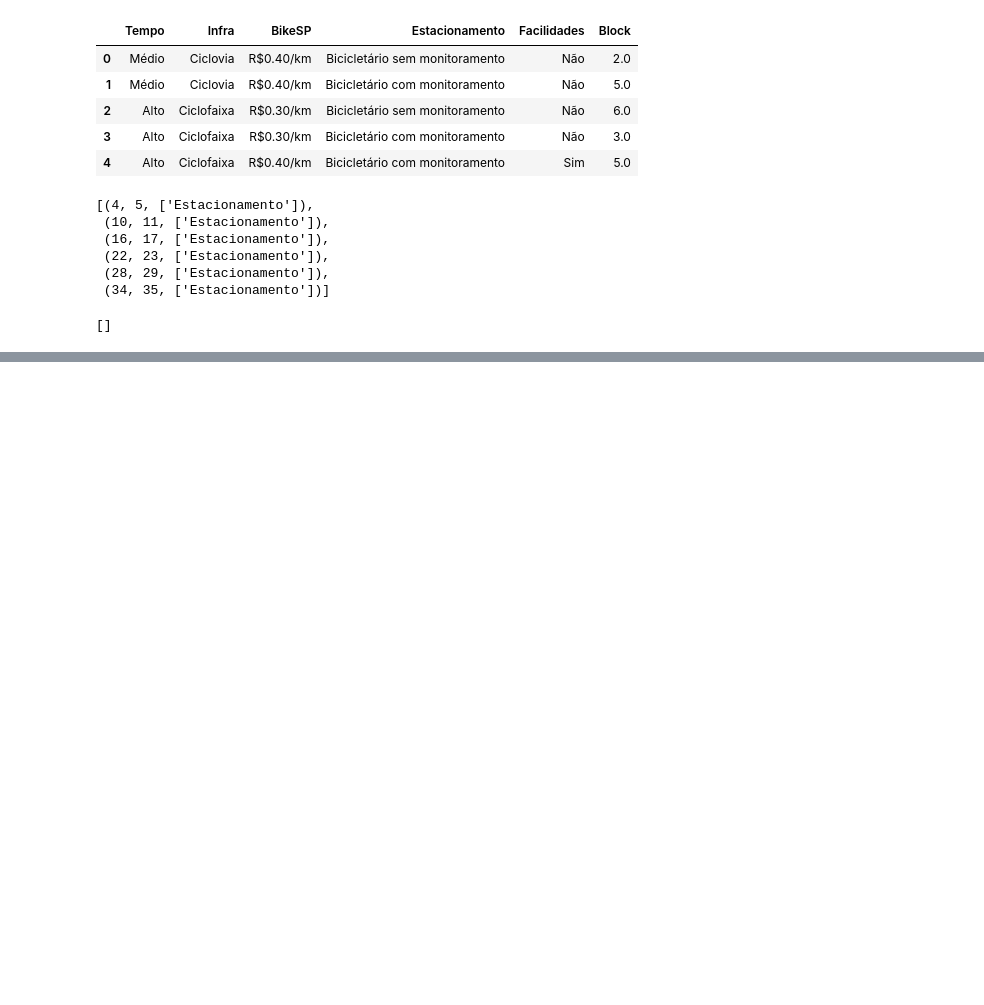
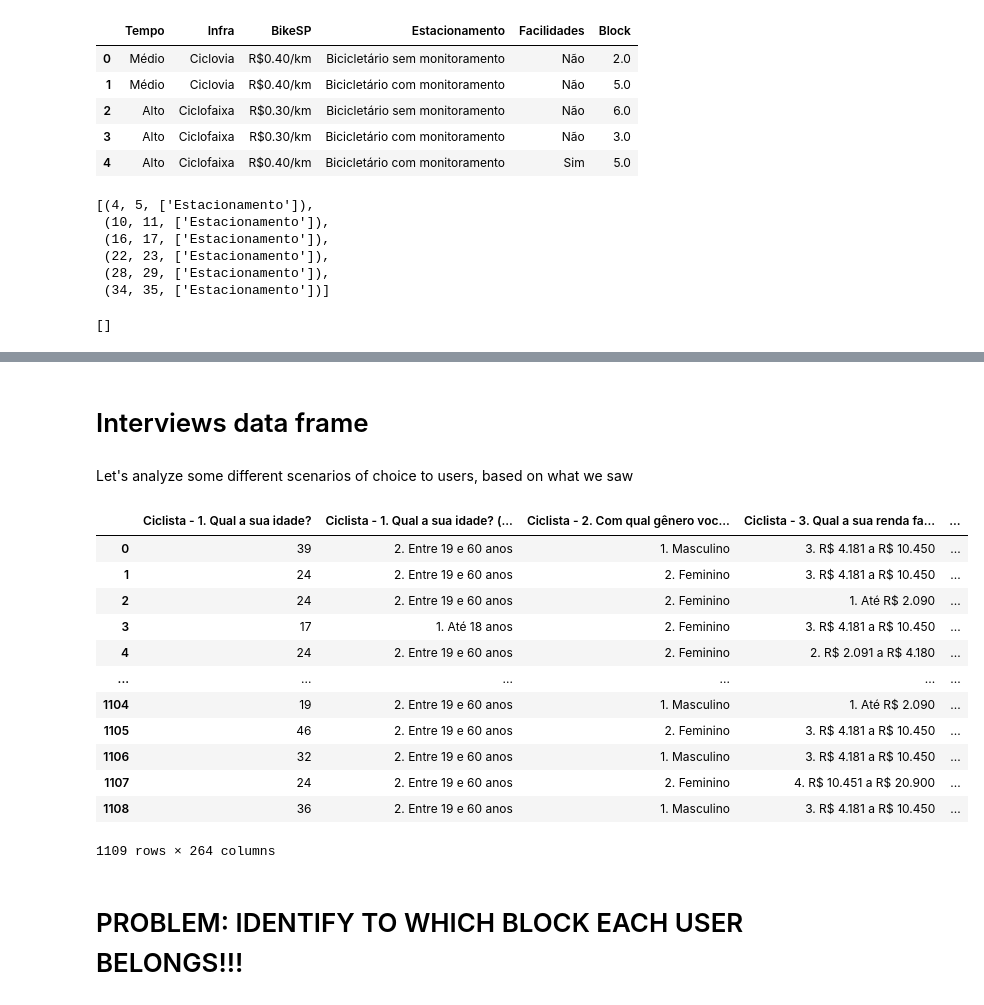
Before and after one commit to anayflima/bikesp-analysis, a Jupyter notebook: data_analysis/WB/scenarios.ipynb, the cells around one changed output, grey strips where cells are left out. Drawn from its saved outputs; the diff is of its cells as text; code cells hidden in the pictures; blank space fills up the shorter version.

```diff
--- a/data_analysis/WB/scenarios.ipynb
+++ b/data_analysis/WB/scenarios.ipynb
@@ -160,0 +164,23 @@ The difference in the column is R$0.30/km vs R$0,00
+# %% [markdown]
+# Interviews data frame
+# %% [markdown]
+Let's analyze some different scenarios of choice to users, based on what we saw
+# %%
+merge = pd.read_csv(data_folder + 'WB/PD_COMAP/matrices_time_distance/merged_matrix.csv')
+merge
+# %% [output]
+|  | Ciclista - 1. Qual a sua idade? | Ciclista - 1. Qual a sua idade? (... | Ciclista - 2. Com qual gênero voc... | Ciclista - 3. Qual a sua renda fa... | ... |
+| 0 | 39 | 2. Entre 19 e 60 anos | 1. Masculino | 3. R$ 4.181 a R$ 10.450 | ... |
+| 1 | 24 | 2. Entre 19 e 60 anos | 2. Feminino | 3. R$ 4.181 a R$ 10.450 | ... |
+| 2 | 24 | 2. Entre 19 e 60 anos | 2. Feminino | 1. Até R$ 2.090 | ... |
+| 3 | 17 | 1. Até 18 anos | 2. Feminino | 3. R$ 4.181 a R$ 10.450 | ... |
+| 4 | 24 | 2. Entre 19 e 60 anos | 2. Feminino | 2. R$ 2.091 a R$ 4.180 | ... |
+| ... | ... | ... | ... | ... | ... |
+| 1104 | 19 | 2. Entre 19 e 60 anos | 1. Masculino | 1. Até R$ 2.090 | ... |
+| 1105 | 46 | 2. Entre 19 e 60 anos | 2. Feminino | 3. R$ 4.181 a R$ 10.450 | ... |
+| 1106 | 32 | 2. Entre 19 e 60 anos | 1. Masculino | 3. R$ 4.181 a R$ 10.450 | ... |
+| 1107 | 24 | 2. Entre 19 e 60 anos | 2. Feminino | 4. R$ 10.451 a R$ 20.900 | ... |
+| 1108 | 36 | 2. Entre 19 e 60 anos | 1. Masculino | 3. R$ 4.181 a R$ 10.450 | ... |
+1109 rows × 264 columns
+# %% [markdown]
+# PROBLEM: IDENTIFY TO WHICH BLOCK EACH USER BELONGS!!!
```
Also changed, not shown: parts of 3 cells of this notebook.
